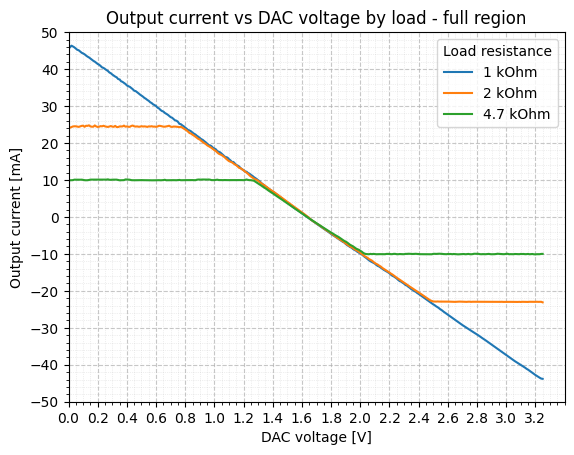
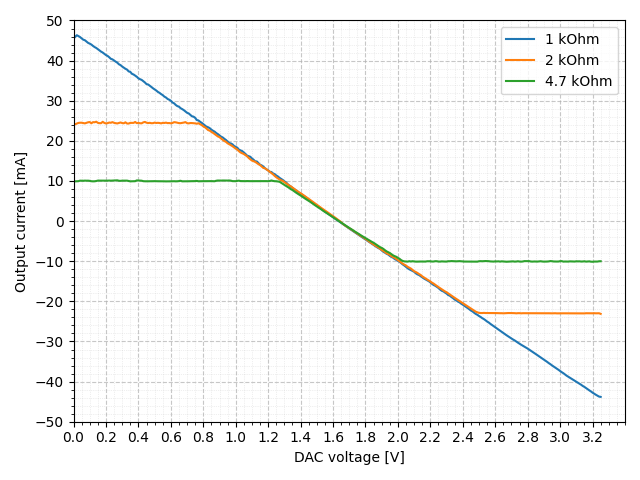
Unified diff of the notebook cell whose output changed from the first chart to the second:
--- before
+++ after
@@ -13,4 +13,3 @@
 ax.set_xlabel("DAC voltage [V]")
 ax.set_ylabel("Output current [mA]")
-ax.set_title("Output current vs DAC voltage by load - full region")
-ax.legend(["1 kOhm", "2 kOhm", "4.7 kOhm"], title="Load resistance")
+ax.legend(["1 kOhm", "2 kOhm", "4.7 kOhm"])

Commit: WIP